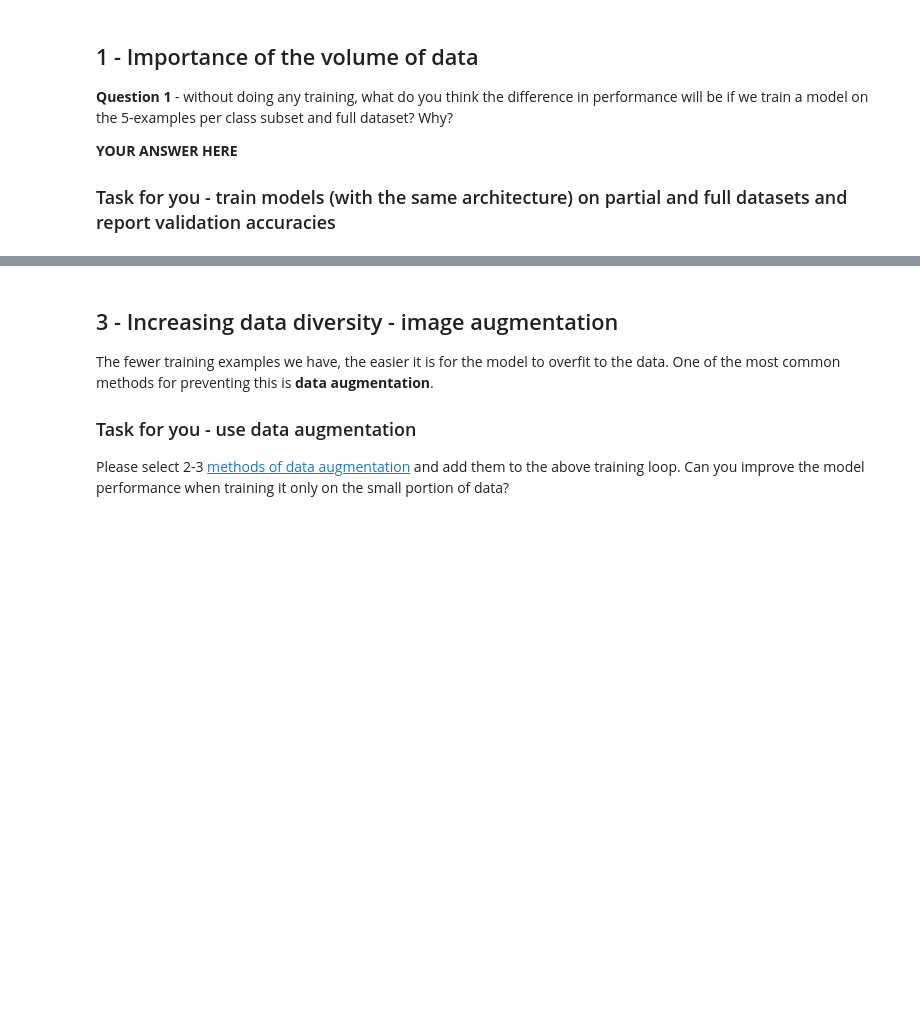
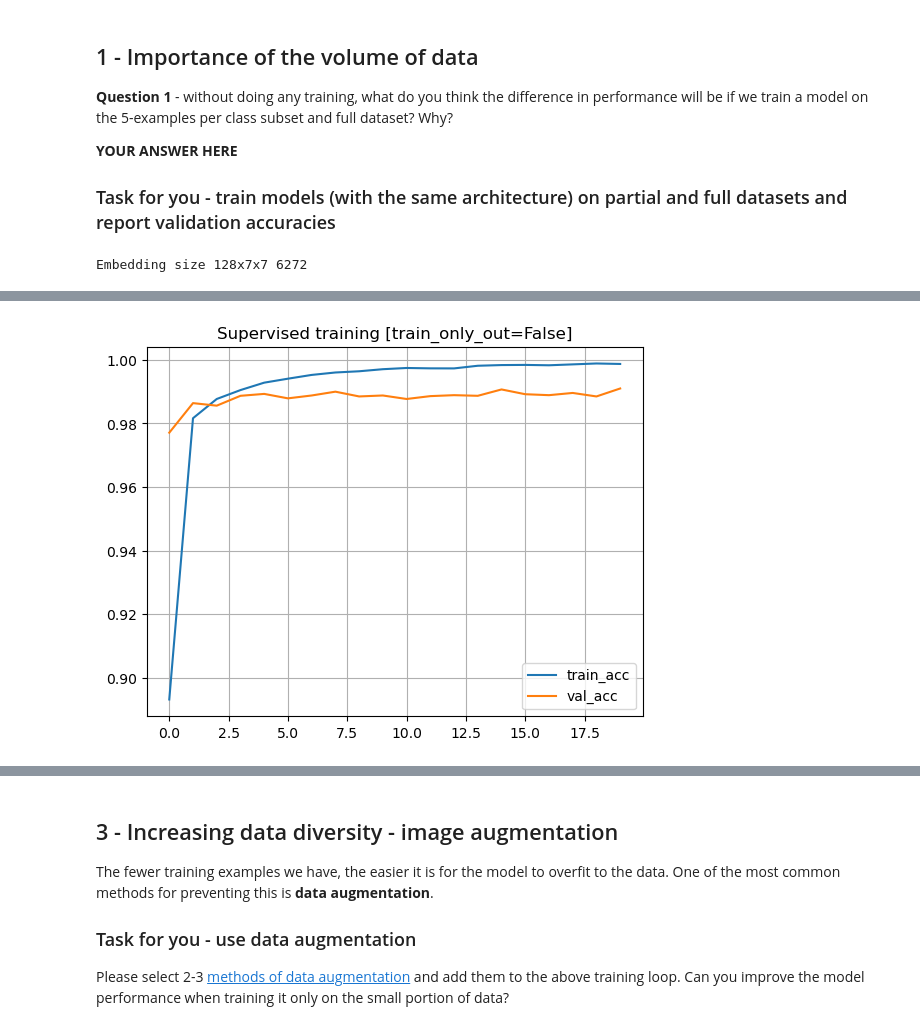
Before and after one commit to Teddy298/wzum-23, a Jupyter notebook: labs/lab3_self-supervised.ipynb, the cells around one changed output, grey strips where cells are left out. Cells and saved outputs as stored; diff of their text form; code cells hidden in the pictures; blank space fills up the shorter version.

```diff
--- a/labs/lab3_self-supervised.ipynb
+++ b/labs/lab3_self-supervised.ipynb
@@ -204,5 +208,7 @@ def train_net(
 
 ### Task for you - train models (with the same architecture) on partial and full datasets and report validation accuracies
 # %%
-net1 = Net(...)
+net1 = Net([32, 32, 64, 64, 128, 128], [2, 4])
 train_net(net1, dl_train_full, dl_test)
+# %% [output]
+Embedding size 128x7x7 6272
@@ -209 +216,2 @@ train_net(net1, dl_train_full, dl_test)
+[figure, added]
 # %%
```
Also changed, not shown: parts of 14 cells of this notebook.
